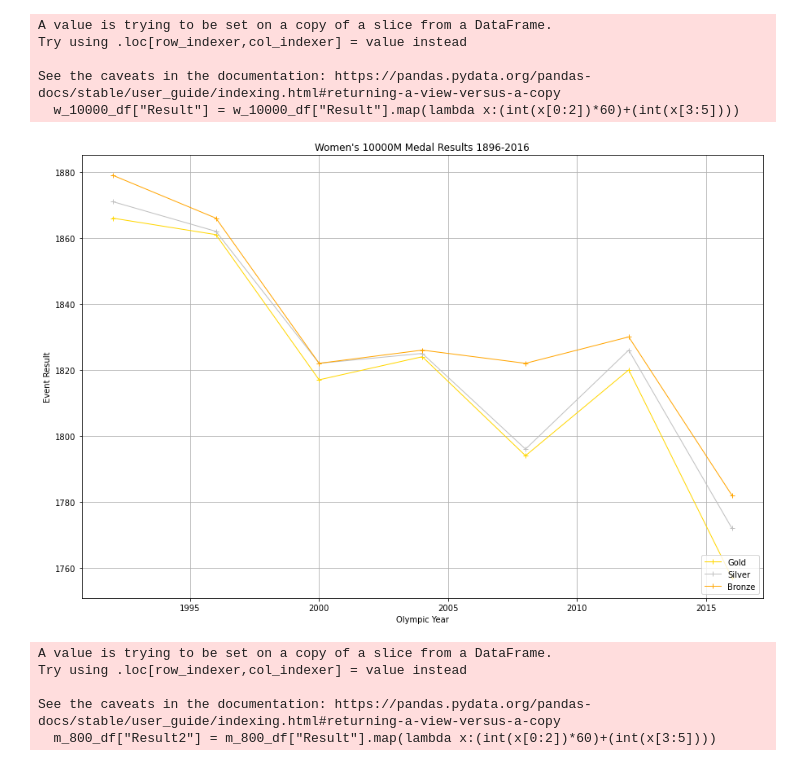
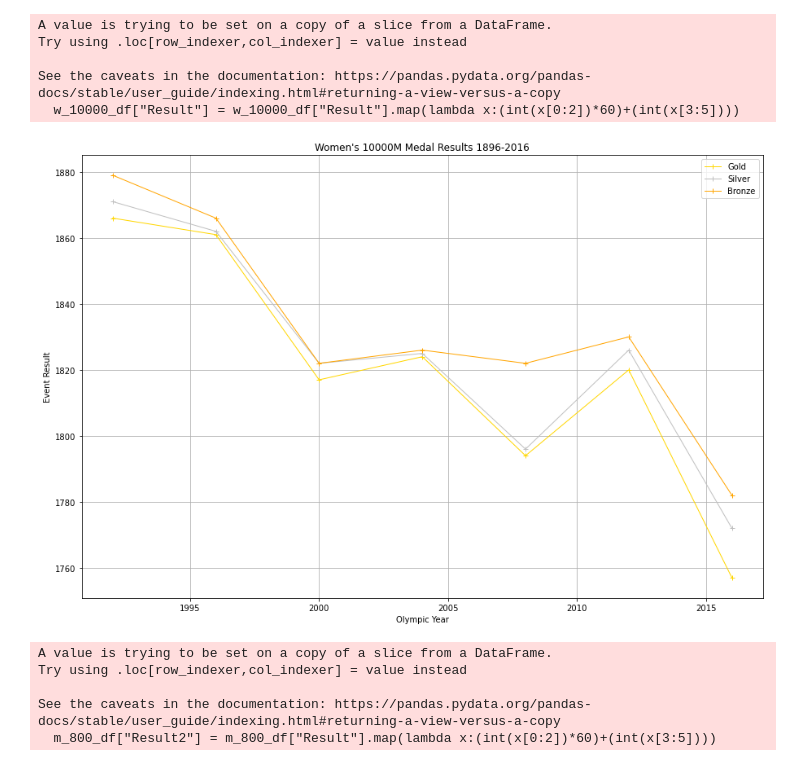
Before and after one commit to dstagner63/Project1, a Jupyter notebook: master_file.ipynb, the cells around one changed output. Cells and saved outputs as stored; diff of their text form; code cells hidden in the pictures.

```diff
--- a/master_file.ipynb
+++ b/master_file.ipynb
@@ -273,18 +273,18 @@ w10000_bronze_df = w_10000_plt_df.loc[w_10000_plt_df["Medal"]=="B",["Year", "Res
 # %%
 #Plot the three medal reults to line graph and save file to output folder
 fig= plt.figure(figsize=(15,10))
 plt.plot(w10000_gold_df["Year"], w10000_gold_df["Result"], linewidth=1, marker="+", color="gold", label="Gold")
 plt.plot(w10000_silver_df["Year"], w10000_silver_df["Result"], linewidth=1, marker="+", color="silver", label="Silver")
 plt.plot(w10000_bronze_df["Year"], w10000_bronze_df["Result"], linewidth=1, marker="+", color="orange", label="Bronze")
 plt.grid()
-plt.legend(loc="lower right")
+plt.legend(loc="upper right")
 plt.title("Women's 10000M Medal Results 1896-2016")
 plt.xlabel("Olympic Year")
 plt.ylabel("Event Result")
 plt.savefig("Output/Women's 10000M Medal Results 1896-2016.png")
 plt.show()
 # %% [output]
-[figure, old version]
+[figure, new version]
 # %%
 # Plot the results for Mens 800M
 #Change result value into numberic value using lambda and then group by year
```
Also changed, not shown: parts of 5 cells of this notebook, 7 other files.
